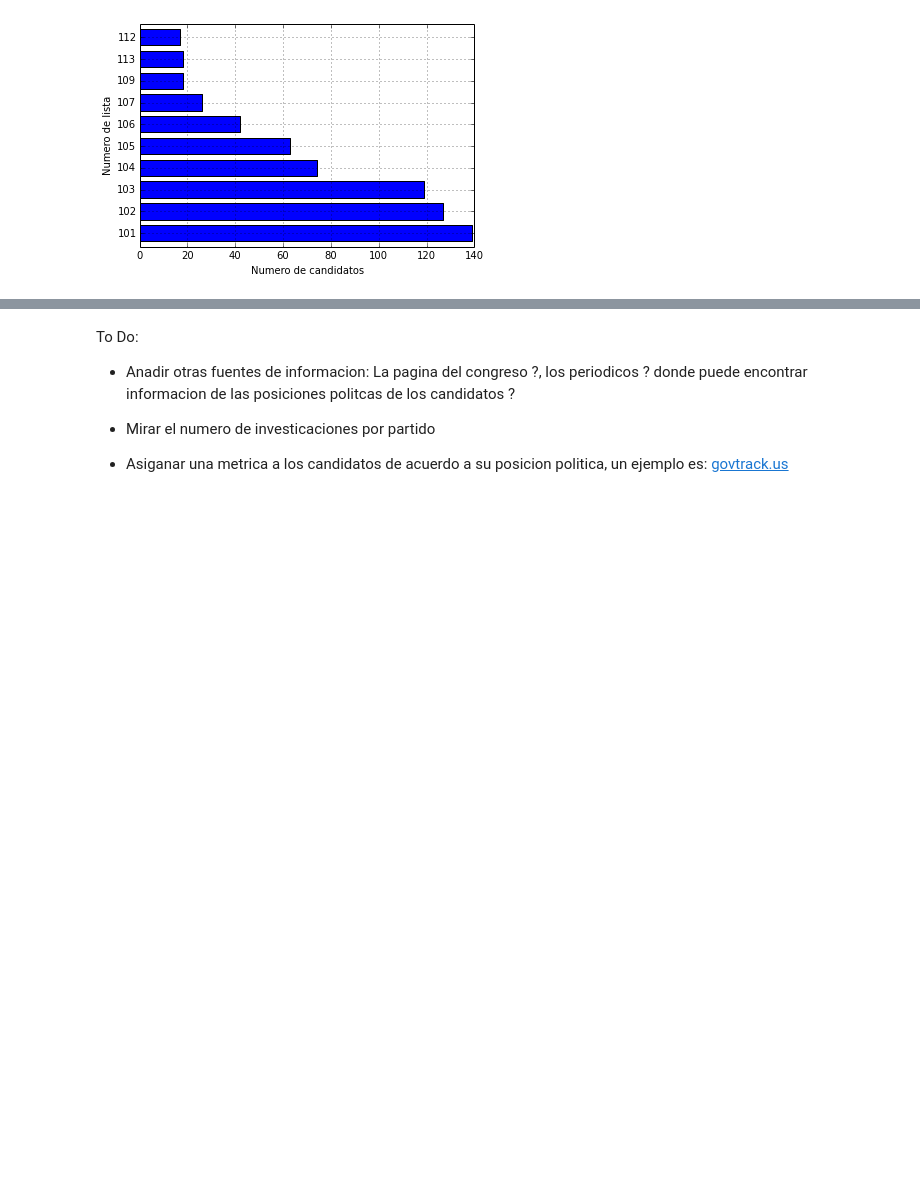
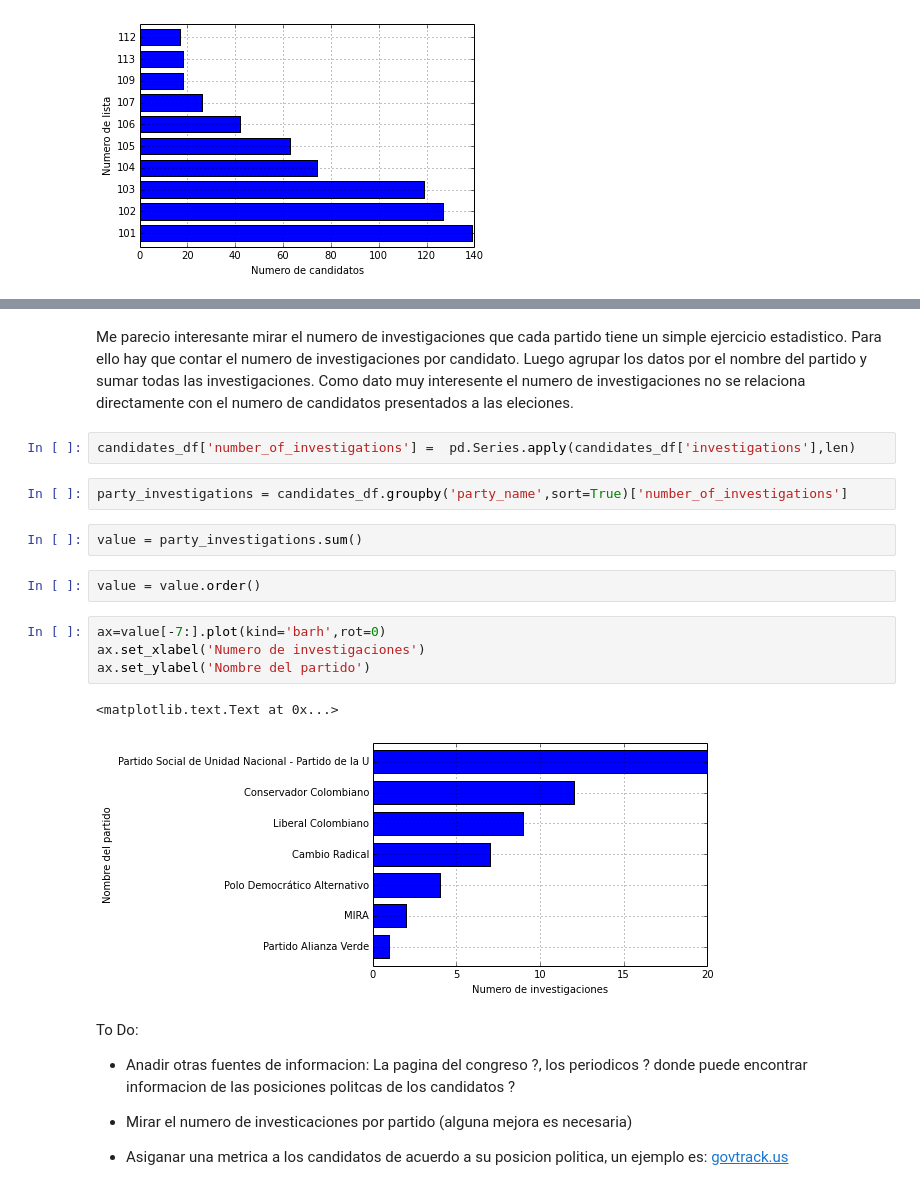
Before and after one commit to jfosorio/congresovisible, a Jupyter notebook: congresovisible_Uniandes_api_congreso_visible.ipynb, the cells around one changed output, grey strips where cells are left out. Drawn from its saved outputs; the diff is of its cells as text; blank space fills up the shorter version.

Commit message:
Calculando estadistica con el numero de investigaciones

```diff
--- a/congresovisible_Uniandes_api_congreso_visible.ipynb
+++ b/congresovisible_Uniandes_api_congreso_visible.ipynb
@@ -101,8 +101,26 @@ plt.ylabel('Numero de lista')
+# %% [markdown]
+Me parecio interesante mirar el numero de investigaciones que cada partido tiene un simple ejercicio estadistico. Para ello hay que contar el numero de investigaciones por candidato.  Luego agrupar los datos por el nombre del partido y sumar todas las investigaciones.
+Como dato muy interesente el numero de investigaciones no se relaciona directamente con el numero de candidatos presentados a las eleciones.
+# %%
+candidates_df['number_of_investigations'] =  pd.Series.apply(candidates_df['investigations'],len)
+# %%
+party_investigations = candidates_df.groupby('party_name',sort=True)['number_of_investigations']
+# %%
+value = party_investigations.sum()
+# %%
+value = value.order()
+# %%
+ax=value[-7:].plot(kind='barh',rot=0)
+ax.set_xlabel('Numero de investigaciones')
+ax.set_ylabel('Nombre del partido')
+# %% [output]
+<matplotlib.text.Text at 0x...>
+[figure, added]
 # %% [markdown]
 To Do:
 
 * Anadir otras fuentes de informacion: La pagina del congreso ?, los periodicos ? donde puede encontrar informacion de las posiciones politcas de los candidatos ?
 
-* Mirar el numero de investicaciones por partido
+* Mirar el numero de investicaciones por partido (alguna mejora es necesaria)
 
 * Asiganar una metrica a los candidatos de acuerdo a su posicion politica, un ejemplo es: [govtrack.us](https://www.govtrack.us/about/analysis)
```
Also changed, not shown: parts of 2 cells of this notebook.
